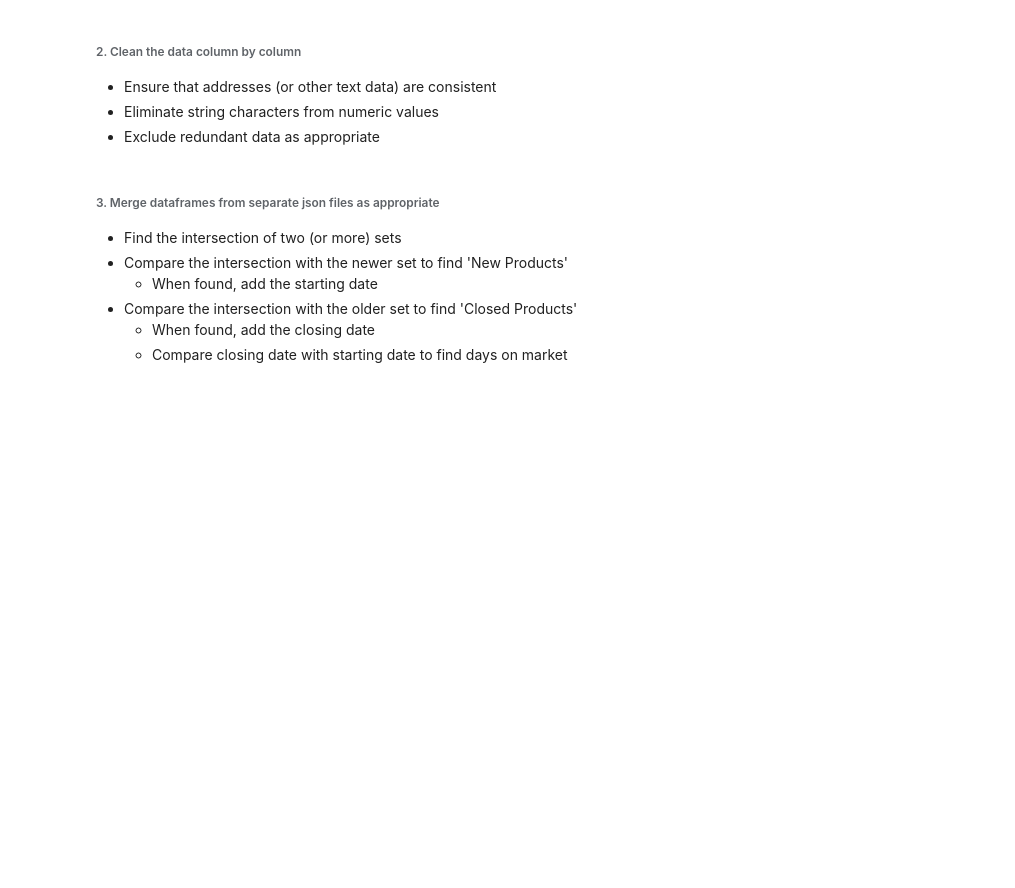
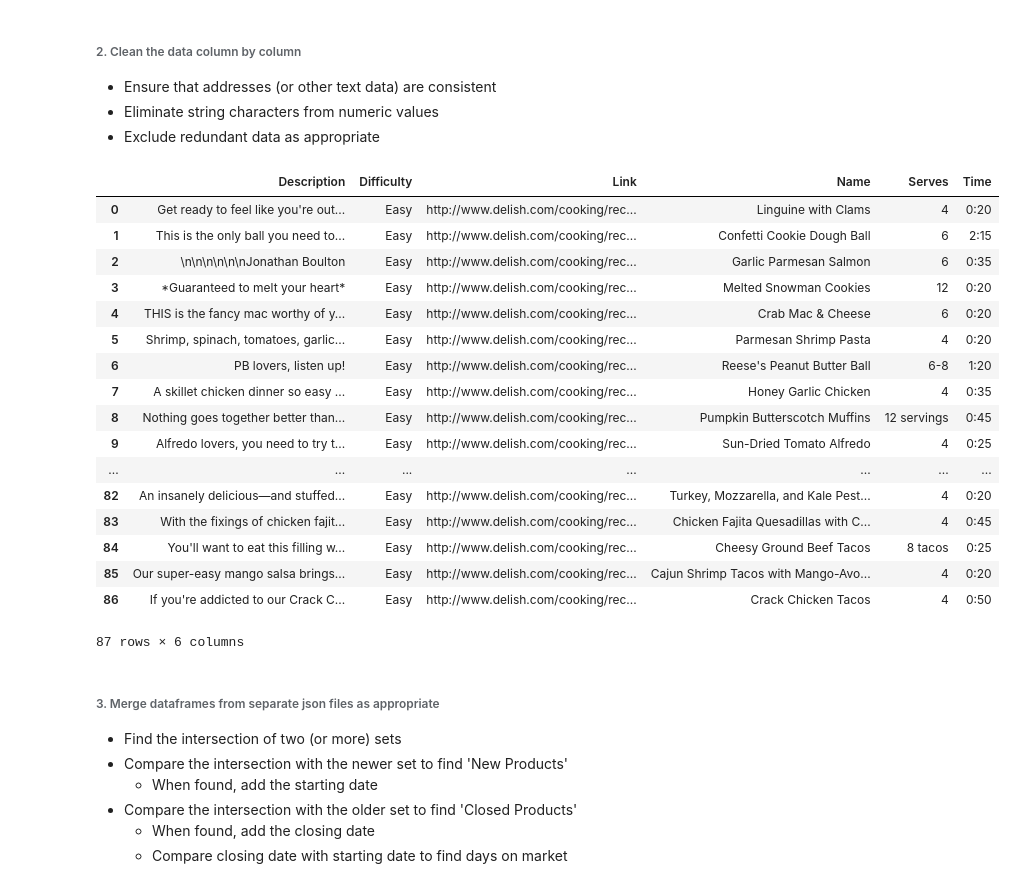
Before and after one commit to NolanBecker/CSC3130_WebProject, a Jupyter notebook: DataProject.ipynb, the cells around one changed output. Saved outputs shown, nothing was run; the diff lists cells and outputs as text; code cells hidden in the pictures; blank space fills up the shorter version.

```diff
--- a/DataProject.ipynb
+++ b/DataProject.ipynb
@@ -27,8 +117,29 @@ data2 = pd.read_json('JSON/old/2017-03-14.AllRecipes.json')
 # Show results of cleaning
 # %%
 # Exclude redundant rows
-NoDupsData = data.drop_duplicates()
-NoDupsData2 = data2.drop_duplicates()
+noDupsDelish = dataDelish.drop_duplicates()
+noDupsEpic = dataEpicurious.drop_duplicates()
+noDupsAllR = dataAllRecipes.drop_duplicates()
+noDupsDelish
+# %% [output]
+|  | Description | Difficulty | Link | Name | Serves | Time |
+| 0 | Get ready to feel like you're out... | Easy | http://www.delish.com/cooking/rec... | Linguine with Clams | 4 | 0:20 |
+| 1 | This is the only ball you need to... | Easy | http://www.delish.com/cooking/rec... | Confetti Cookie Dough Ball | 6 | 2:15 |
+| 2 | \n\n\n\n\n\nJonathan Boulton | Easy | http://www.delish.com/cooking/rec... | Garlic Parmesan Salmon | 6 | 0:35 |
+| 3 | *Guaranteed to melt your heart* | Easy | http://www.delish.com/cooking/rec... | Melted Snowman Cookies | 12 | 0:20 |
+| 4 | THIS is the fancy mac worthy of y... | Easy | http://www.delish.com/cooking/rec... | Crab Mac & Cheese | 6 | 0:20 |
+| 5 | Shrimp, spinach, tomatoes, garlic... | Easy | http://www.delish.com/cooking/rec... | Parmesan Shrimp Pasta | 4 | 0:20 |
+| 6 | PB lovers, listen up! | Easy | http://www.delish.com/cooking/rec... | Reese's Peanut Butter Ball | 6-8 | 1:20 |
+| 7 | A skillet chicken dinner so easy ... | Easy | http://www.delish.com/cooking/rec... | Honey Garlic Chicken | 4 | 0:35 |
+| 8 | Nothing goes together better than... | Easy | http://www.delish.com/cooking/rec... | Pumpkin Butterscotch Muffins | 12 servings | 0:45 |
+| 9 | Alfredo lovers, you need to try t... | Easy | http://www.delish.com/cooking/rec... | Sun-Dried Tomato Alfredo | 4 | 0:25 |
+| ... | ... | ... | ... | ... | ... | ... |
+| 82 | An insanely delicious—and stuffed... | Easy | http://www.delish.com/cooking/rec... | Turkey, Mozzarella, and Kale Pest... | 4 | 0:20 |
+| 83 | With the fixings of chicken fajit... | Easy | http://www.delish.com/cooking/rec... | Chicken Fajita Quesadillas with C... | 4 | 0:45 |
+| 84 | You'll want to eat this filling w... | Easy | http://www.delish.com/cooking/rec... | Cheesy Ground Beef Tacos | 8 tacos | 0:25 |
+| 85 | Our super-easy mango salsa brings... | Easy | http://www.delish.com/cooking/rec... | Cajun Shrimp Tacos with Mango-Avo... | 4 | 0:20 |
+| 86 | If you're addicted to our Crack C... | Easy | http://www.delish.com/cooking/rec... | Crack Chicken Tacos | 4 | 0:50 |
+87 rows × 6 columns
 # %% [markdown]
 ###### 3. Merge dataframes from separate json files as appropriate
 - Find the intersection of two (or more) sets
```
Also changed, not shown: parts of 6 cells of this notebook, 14 other files.
